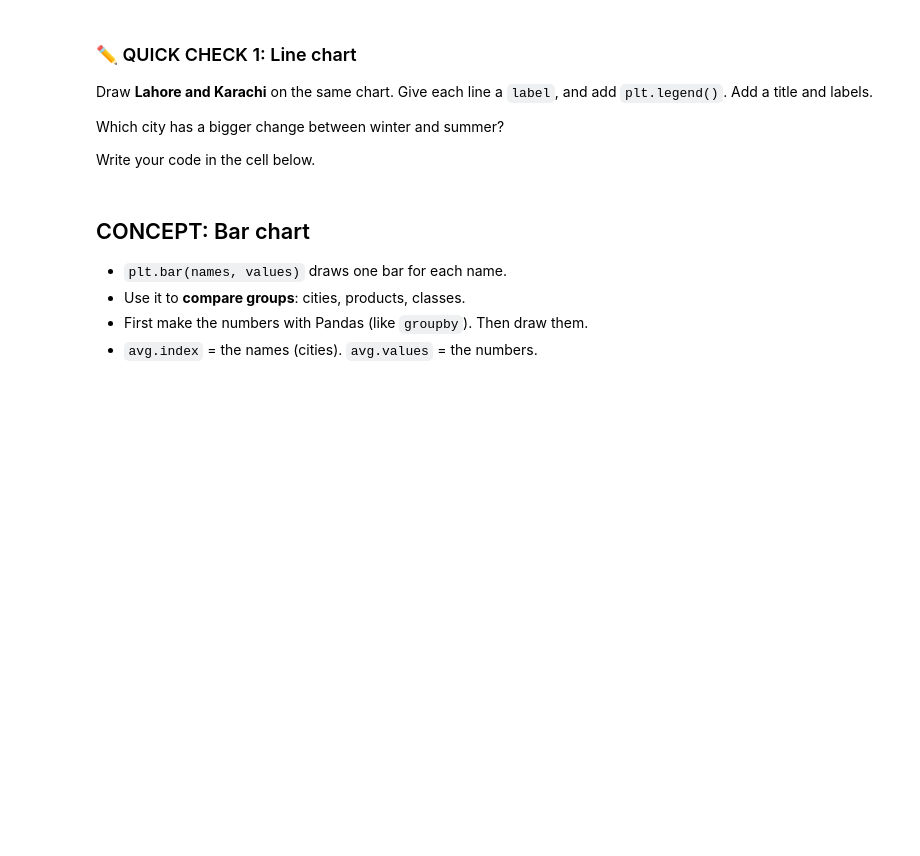
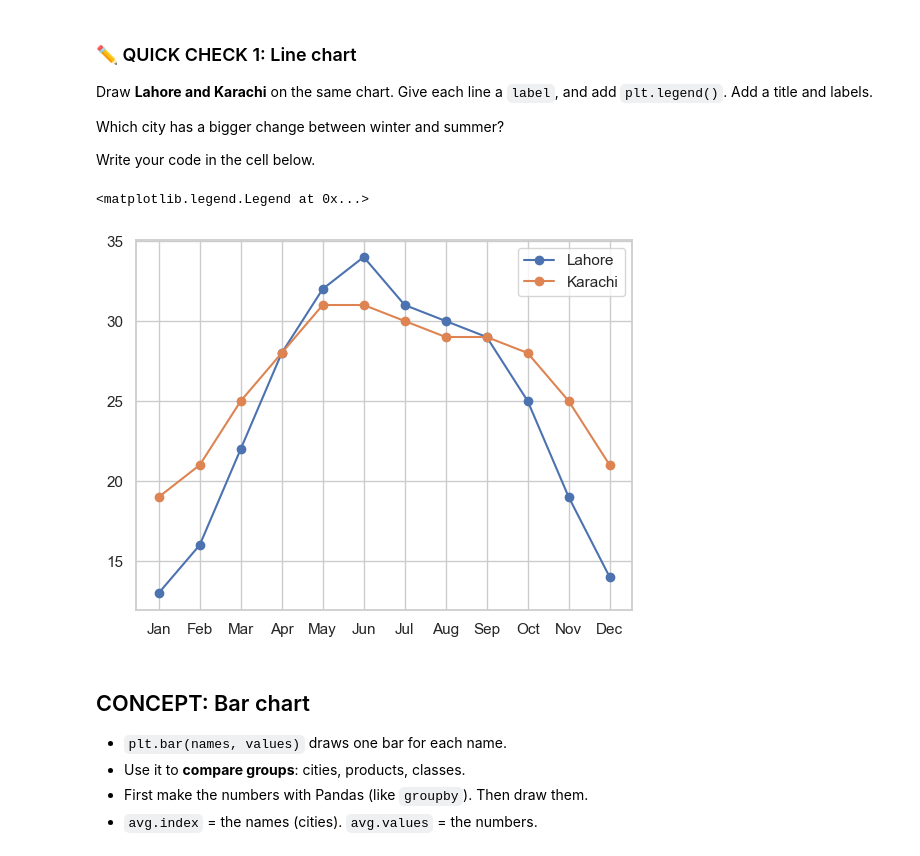
Before and after one commit to khan1020/Python-for-AI-course, a Jupyter notebook: notebooks/Week 4/Day 16/Day_16_Matplotlib_Seaborn.ipynb, the cells around one changed output. Cells and saved outputs as stored; diff of their text form; code cells hidden in the pictures; blank space fills up the shorter version.

```diff
--- a/notebooks/Week 4/Day 16/Day_16_Matplotlib_Seaborn.ipynb
+++ b/notebooks/Week 4/Day 16/Day_16_Matplotlib_Seaborn.ipynb
@@ -211,3 +209,12 @@ Write your code in the cell below.
+# %%
+# Write your code here
+
+plt.plot(temps["month"], temps["lahore"], marker="o", label="Lahore")
+plt.plot(temps["month"], temps["karachi"], marker="o", label="Karachi")
+plt.legend()
+# %% [output]
+<matplotlib.legend.Legend at 0x...>
+[figure, added]
 # %% [markdown]
 ## CONCEPT: Bar chart
 
```
Also changed, not shown: parts of 13 cells of this notebook, 3 other files.
